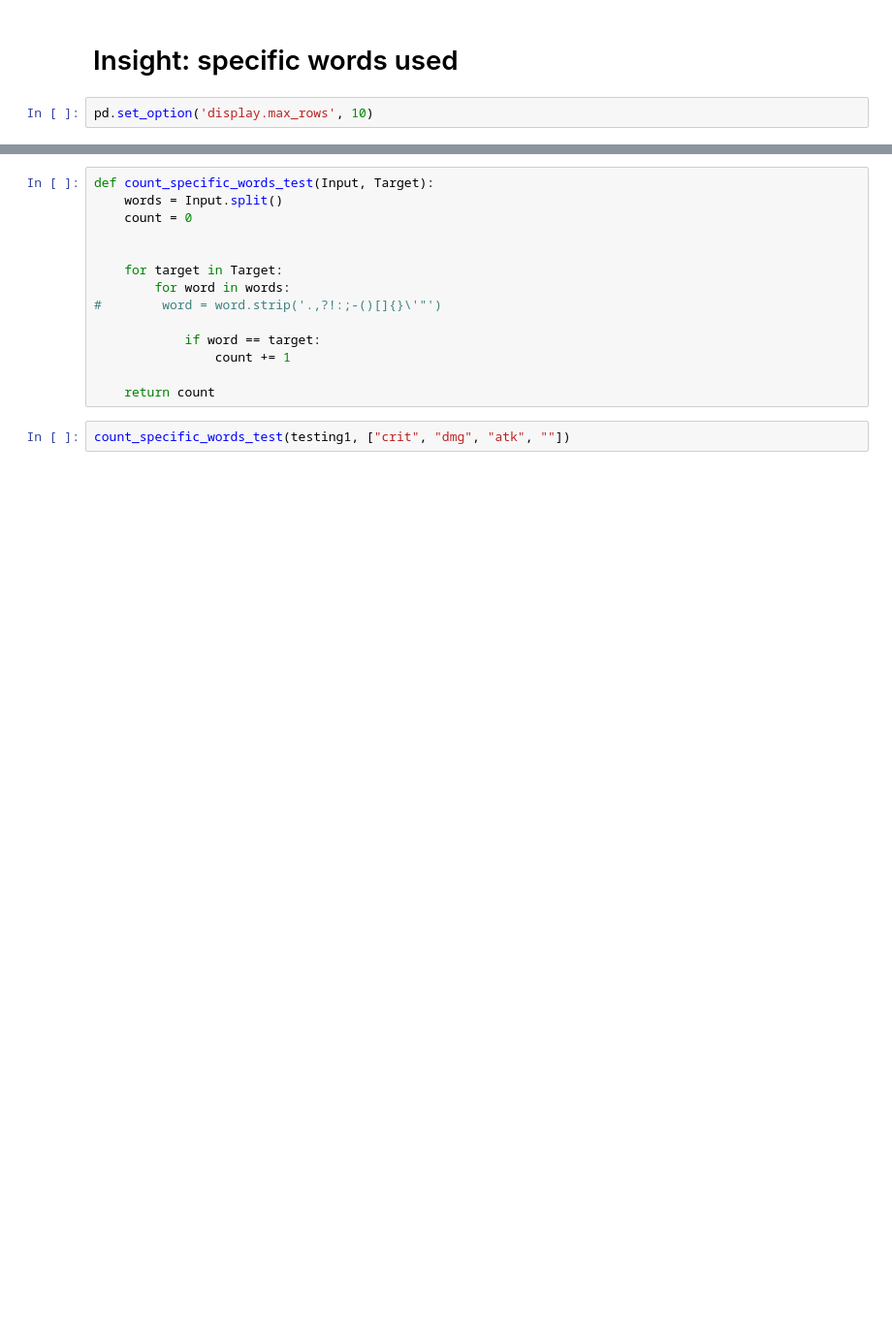
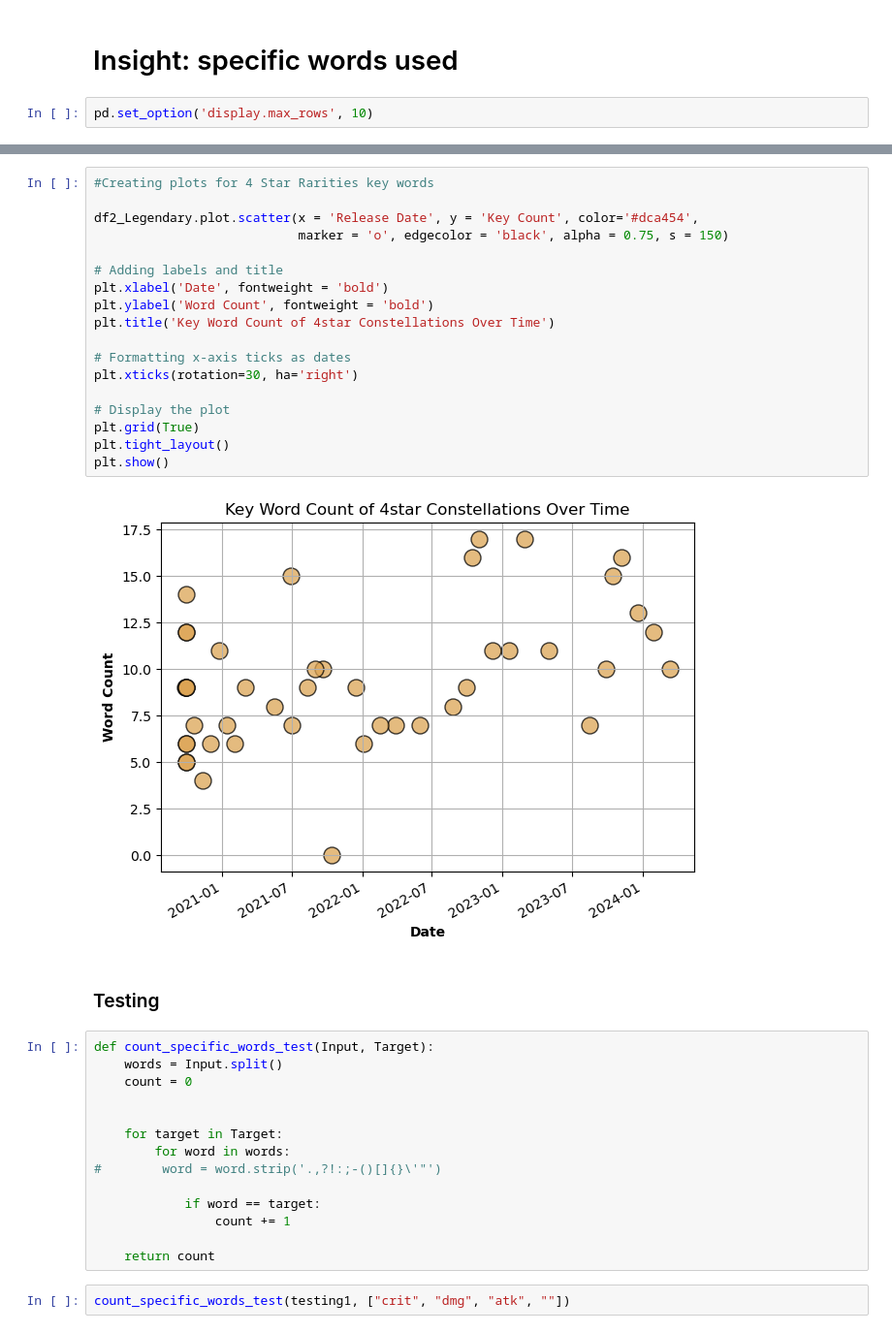
Before and after one commit to igntobias/BEE2041_Project, a Jupyter notebook: BEE_2041_Project_File_Function1_Fixing.ipynb, the cells around one changed output, grey strips where cells are left out. Shown: that part at 97% size. Saved outputs shown, nothing was run; the diff lists cells and outputs as text; blank space fills up the shorter version.

```diff
--- a/BEE_2041_Project_File_Function1_Fixing.ipynb
+++ b/BEE_2041_Project_File_Function1_Fixing.ipynb
@@ -628,3 +726,25 @@ testing1
+# %%
+#Creating plots for 4 Star Rarities key words
+
+df2_Legendary.plot.scatter(x = 'Release Date', y = 'Key Count', color='#dca454',
+                           marker = 'o', edgecolor = 'black', alpha = 0.75, s = 150)
+
+# Adding labels and title
+plt.xlabel('Date', fontweight = 'bold')
+plt.ylabel('Word Count', fontweight = 'bold')
+plt.title('Key Word Count of 4star Constellations Over Time')
+
+# Formatting x-axis ticks as dates
+plt.xticks(rotation=30, ha='right')
+
+# Display the plot
+plt.grid(True)
+plt.tight_layout()
+plt.show()
+# %% [output]
+[figure, added]
+# %% [markdown]
+### Testing
 # %%
 def count_specific_words_test(Input, Target):
     words = Input.split()
```
Also changed, not shown: parts of 27 cells of this notebook.
